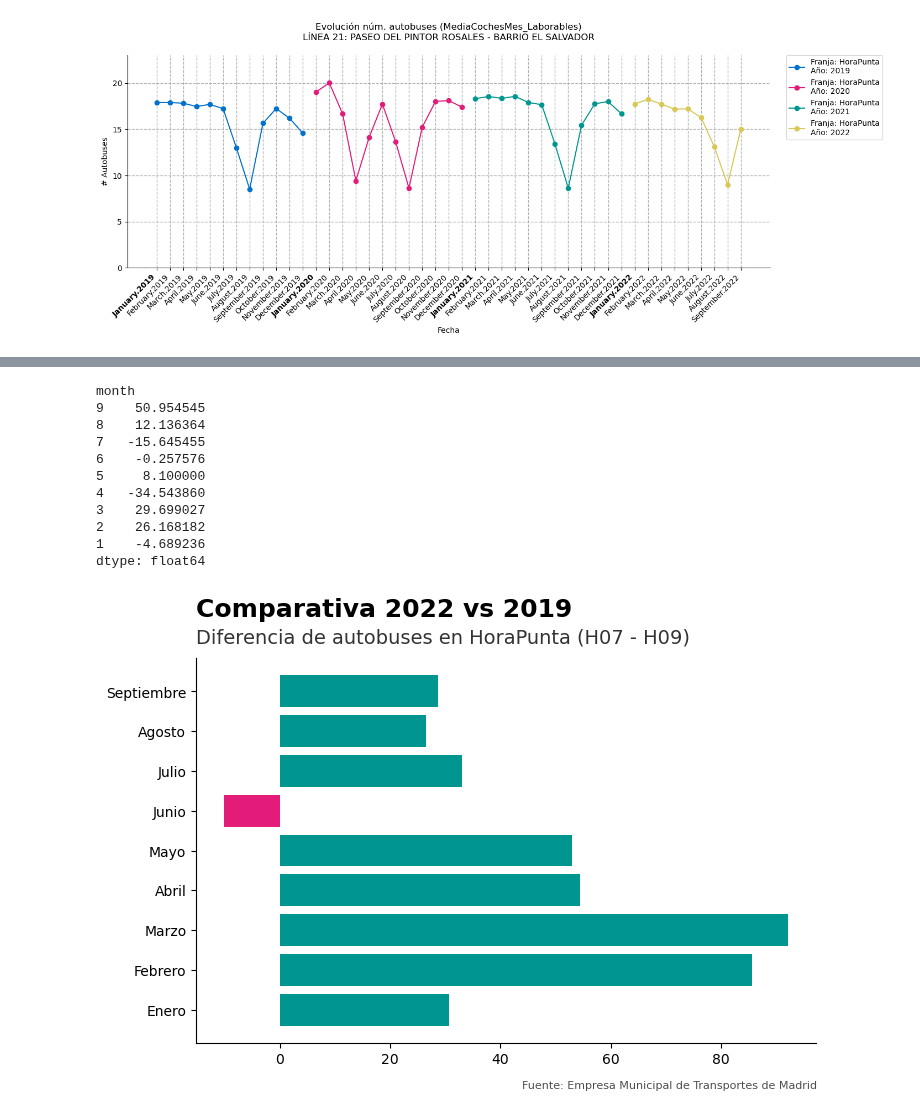
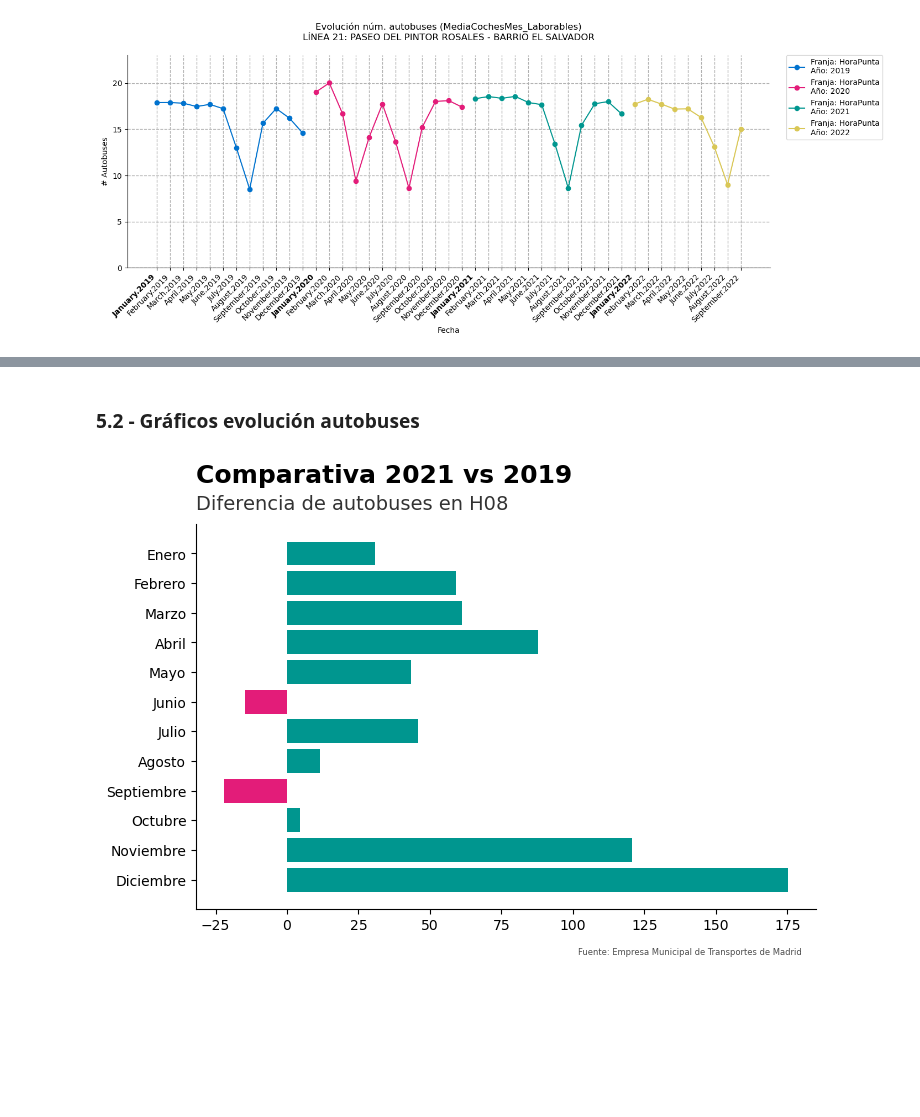
Before and after one commit to nacholopex/emt_madrid, a Jupyter notebook: 01a.graficos_oferta_mes.ipynb, the cells around one changed output, grey strips where cells are left out. Drawn from its saved outputs; the diff is of its cells as text; code cells hidden in the pictures; blank space fills up the shorter version.

Commit message:
🐘Mejoras en gráficos oferta_ymf

```diff
--- a/01a.graficos_oferta_mes.ipynb
+++ b/01a.graficos_oferta_mes.ipynb
@@ -193,39 +145,35 @@ oferta_ymf.loc[(oferta_ymf['year']==2019) & (oferta_ymf['IdFranja']=='HoraPunta'
-# %%
-(tmp.loc['H08',2022] - tmp.loc['H08',2021]).dropna().sort_index(ascending=False)
-# %% [output]
-month
-9    50.954545
-8    12.136364
-7   -15.645455
-6    -0.257576
-5     8.100000
-4   -34.543860
-3    29.699027
-2    26.168182
-1    -4.689236
-dtype: float64
+# %% [markdown]
+### 5.2 - Gráficos evolución autobuses
 # %%
-def diferencia(year_1:int,year_2:int,franja:str='HoraPunta'):
+def diferencia(year_1: int, year_2: int, franja: str = 'HoraPunta', guardar:bool=False):
     fig, ax = plt.subplots(figsize=(8, 5))
+    if (year_1 and year_2) not in oferta_ymf.columns.unique():
+        raise ValueError(f"Puedes hacer la comparativa entre estos años: {list(oferta_ymf.columns.unique())}")
+        return
 
+    if year_1 == year_2:
+        raise ValueError(f"No se puede hacer una comparación entre un mismo año. {list(oferta_ymf.columns.unique())}")
+        return
 
-    # Create horizontal bars
-    DATA = (tmp.loc[franja,year_2]- tmp.loc[franja,year_1]).dropna()
-    COLORES_PLOT = [COLORES_CORPORATIVOS[1] if diff_value < 0  else COLORES_CORPORATIVOS[2] for diff_value in DATA]
-    ax.barh(y=DATA.index.values, width=DATA,color=COLORES_PLOT)
+    # Creación de las barras horizontales.
+    DATA = (oferta_ymf.loc[franja, year_2] - oferta_ymf.loc[franja, year_1]).dropna()
+    COLORES_PLOT = [COLORES_CORPORATIVOS[1] if diff_value <
+                    0 else COLORES_CORPORATIVOS[2] for diff_value in DATA]
+    ax.barh(y=DATA.index.values, width=DATA, color=COLORES_PLOT)
 
+    # EJE_Y: Rango, etiquetas e invertir.
     ax.set_yticks(DATA.index.values)
-    ax.set_yticklabels(MESES.loc[DATA.index.values,'nombre'])
-
-    # ax.set_yticklabels((meses.sort_values(by=['month'],ascending=False))['month_name'])
+    ax.set_yticklabels(MESES.loc[DATA.index.values, 'name'])
+    ax.invert_yaxis()
 
     ax.spines.right.set_visible(False)
     ax.spines.top.set_visible(False)
 
-    # Add in title and subtitle
-    ax.set_title(f'Comparativa {year_2} vs {year_1}',loc='left',size=18,pad=30,weight='bold')
+    # Título y subtítulo.
+    ax.set_title(f'Comparativa {year_2} vs {year_1}',
+                 loc='left', size=18, pad=30, weight='bold')
 
-    if(franja=='HoraPunta'):
+    if(franja == 'HoraPunta'):
         franja = 'HoraPunta (H07 - H09)'
 
     ax.text(x=.125, y=.91,
@@ -234,17 +182,21 @@ def diferencia(year_1:int,year_2:int,franja:str='HoraPunta'):
             ha='left',
             fontsize=14,
             alpha=.8)
-    # Set source text
-    ax.text(x=.533, y=0.02,
+
+    # Fuente de datos
+    ax.text(x=.603, y=0.02,
             s="""Fuente: Empresa Municipal de Transportes de Madrid""",
             transform=fig.transFigure,
             ha='left',
-            fontsize=8,
+            fontsize=6,
             alpha=.7)
 
     ax.plot()
-    # fig.savefig(fname='images/autobueses_circulación_diff_2019_2021.png', bbox_inches='tight')
+
+    if guardar:
+        os.makedirs('images/graficos/autobueses_circulacion/', exist_ok=True)
+        fig.savefig(fname=f'images/graficos/autobueses_circulacion/diferencia_{franja.split(" ")[0]}_{year_1}_{year_2}.png',bbox_inches='tight',format='png',dpi=200)
 # %%
-diferencia(year_1=2019,year_2=2022,franja='HoraPunta')
+diferencia(year_1=2019, year_2=2021, franja='H08')
 # %% [output]
-[figure, old version]
+[figure, new version]
```
Also changed, not shown: parts of 18 cells of this notebook, 11 other files.
